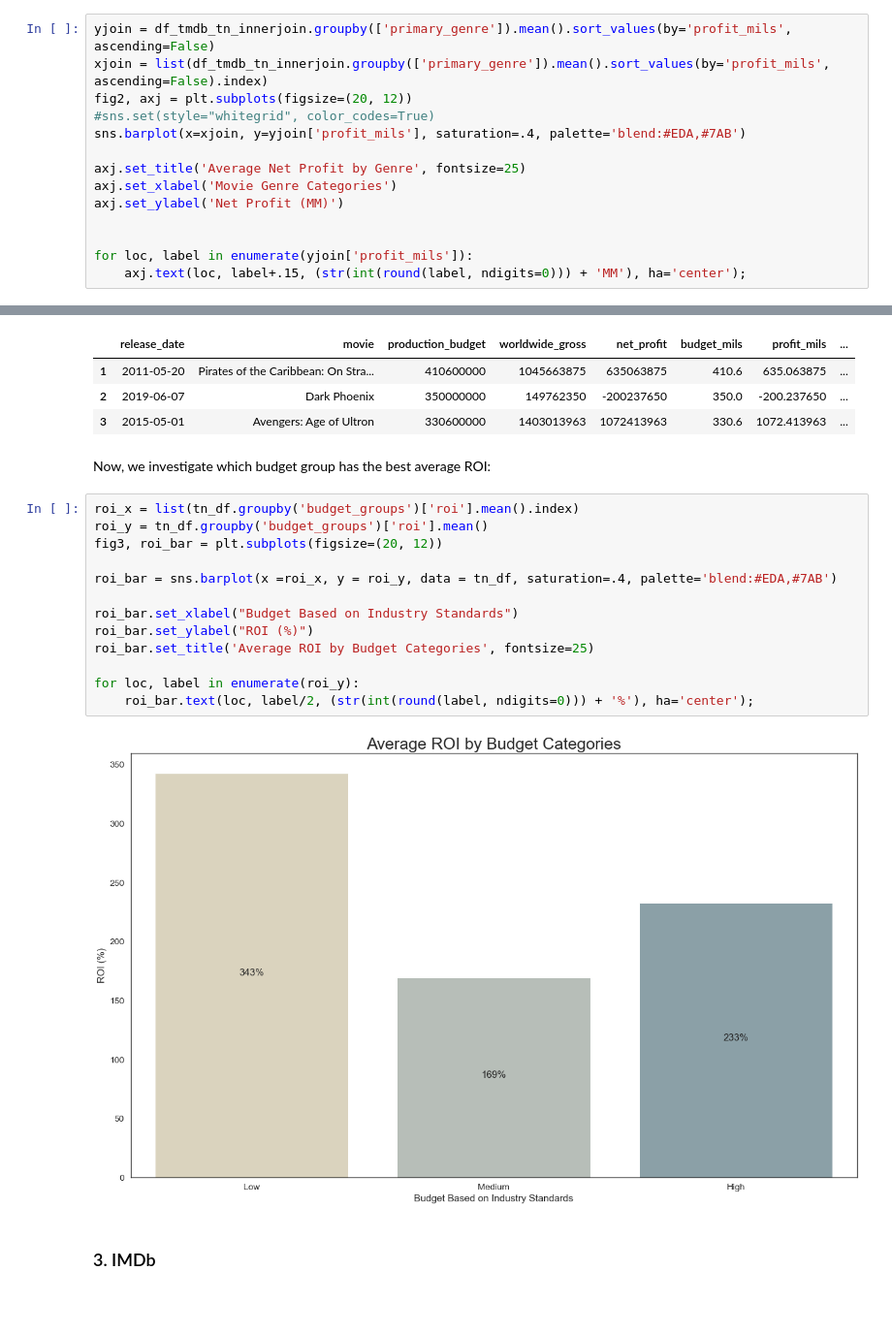
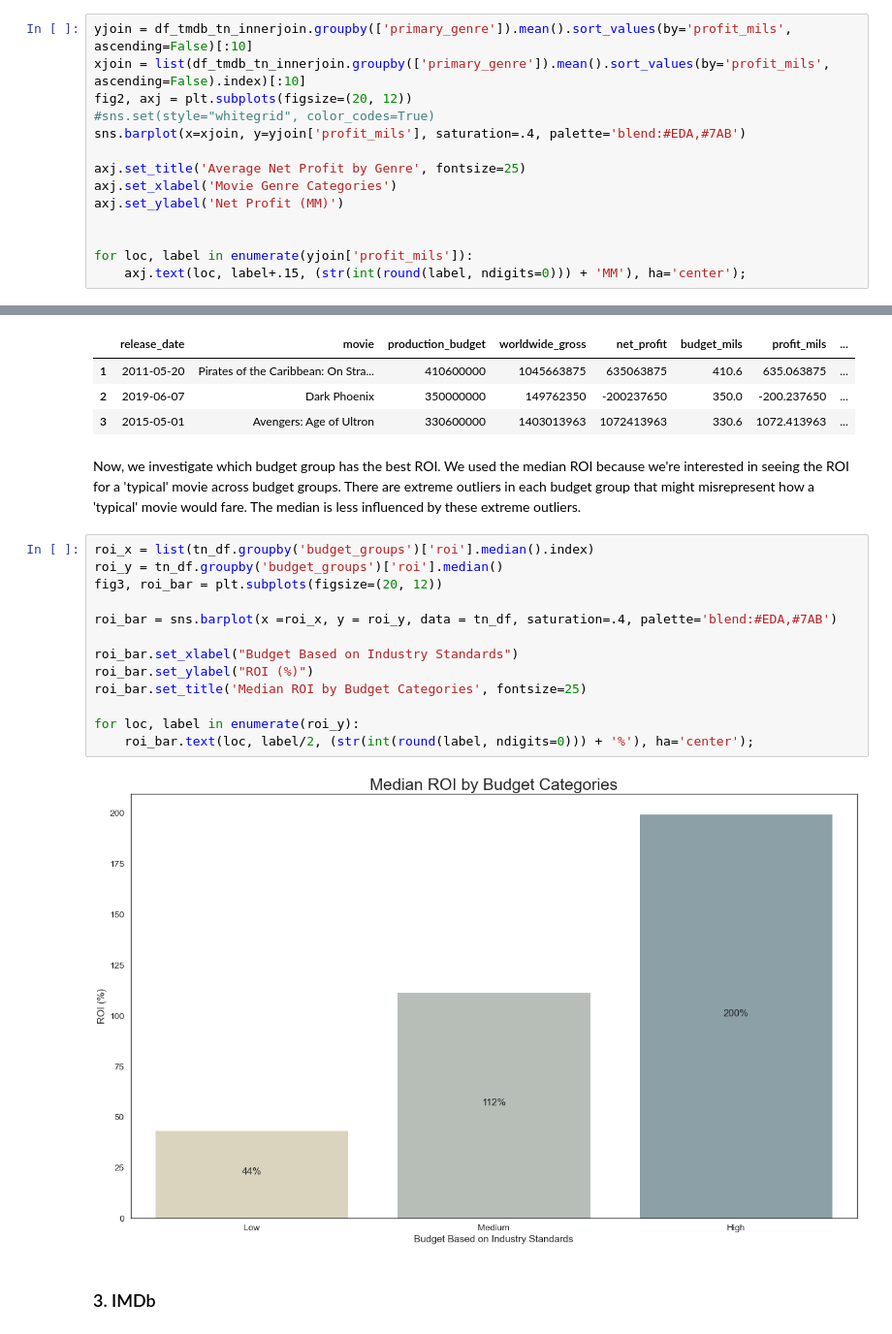
Before and after one commit to fetterollie/Microsoft-Movie-Analysis, a Jupyter notebook: dsc-phase1-project-final-working-copy.ipynb, the cells around one changed output, grey strips where cells are left out. Shown: that part at 97% size. Cells and saved outputs as stored; diff of their text form; blank space fills up the shorter version.

Commit message:
median roi analysis, eating my words

```diff
--- a/dsc-phase1-project-final-working-copy.ipynb
+++ b/dsc-phase1-project-final-working-copy.ipynb
@@ -509,8 +509,8 @@ Using three sources of data for this analysis required multiple strategies for m
 # %% [markdown]
 ### 1. The MovieDB (TMDB) Join with The Numbers (TN)<a class="anchor" id="join_model"></a>
 # %%
-yjoin = df_tmdb_tn_innerjoin.groupby(['primary_genre']).mean().sort_values(by='profit_mils', ascending=False)
-xjoin = list(df_tmdb_tn_innerjoin.groupby(['primary_genre']).mean().sort_values(by='profit_mils', ascending=False).index)
+yjoin = df_tmdb_tn_innerjoin.groupby(['primary_genre']).mean().sort_values(by='profit_mils', ascending=False)[:10]
+xjoin = list(df_tmdb_tn_innerjoin.groupby(['primary_genre']).mean().sort_values(by='profit_mils', ascending=False).index)[:10]
 fig2, axj = plt.subplots(figsize=(20, 12))
 #sns.set(style="whitegrid", color_codes=True)
 sns.barplot(x=xjoin, y=yjoin['profit_mils'], saturation=.4, palette='blend:#EDA,#7AB')
@@ -580,23 +580,23 @@ tn_df.head(3)
 | 1 | 2011-05-20 | Pirates of the Caribbean: On Stra... | 410600000 | 1045663875 | 635063875 | 410.6 | 635.063875 | ... |
 | 2 | 2019-06-07 | Dark Phoenix | 350000000 | 149762350 | -200237650 | 350.0 | -200.237650 | ... |
 | 3 | 2015-05-01 | Avengers: Age of Ultron | 330600000 | 1403013963 | 1072413963 | 330.6 | 1072.413963 | ... |
-# %% [markdown]
-Now, we investigate which budget group has the best average ROI:
+# %% [markdown]
+Now, we investigate which budget group has the best ROI. We used the median ROI because we're interested in seeing the ROI for a 'typical' movie across budget groups. There are extreme outliers in each budget group that might misrepresent how a 'typical' movie would fare. The median is less influenced by these extreme outliers.
 # %%
-roi_x = list(tn_df.groupby('budget_groups')['roi'].mean().index)
-roi_y = tn_df.groupby('budget_groups')['roi'].mean()
+roi_x = list(tn_df.groupby('budget_groups')['roi'].median().index)
+roi_y = tn_df.groupby('budget_groups')['roi'].median()
 fig3, roi_bar = plt.subplots(figsize=(20, 12))
 
 roi_bar = sns.barplot(x =roi_x, y = roi_y, data = tn_df, saturation=.4, palette='blend:#EDA,#7AB')
 
 roi_bar.set_xlabel("Budget Based on Industry Standards")
 roi_bar.set_ylabel("ROI (%)")
-roi_bar.set_title('Average ROI by Budget Categories', fontsize=25)
+roi_bar.set_title('Median ROI by Budget Categories', fontsize=25)
 
 for loc, label in enumerate(roi_y):
     roi_bar.text(loc, label/2, (str(int(round(label, ndigits=0))) + '%'), ha='center');
 # %% [output]
-[figure, old version]
+[figure, new version]
 # %% [markdown]
 ### 3. IMDb<a class="anchor" id="imdb_model"></a>
 # %% [markdown]
```
Also changed, not shown: parts of 4 cells of this notebook.
